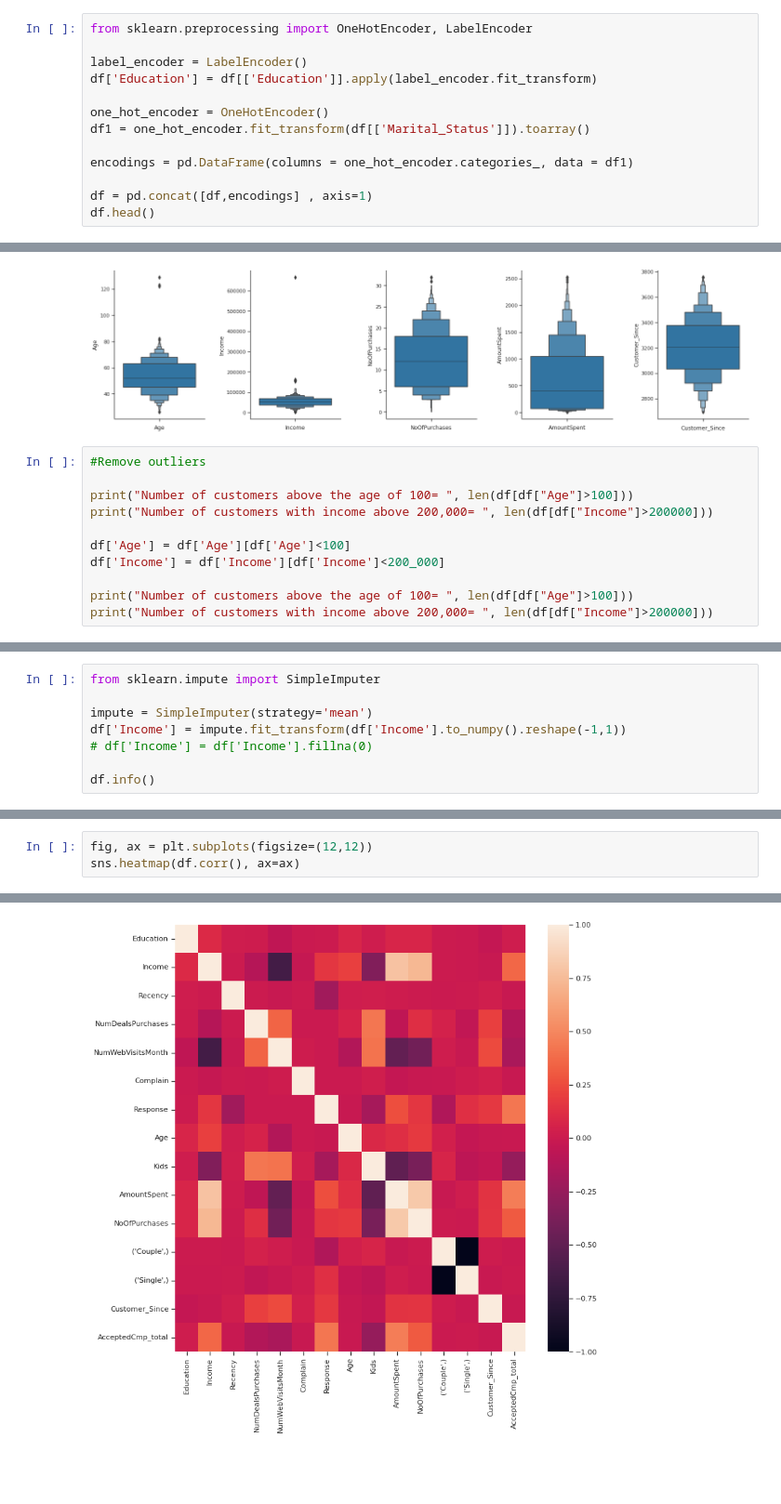
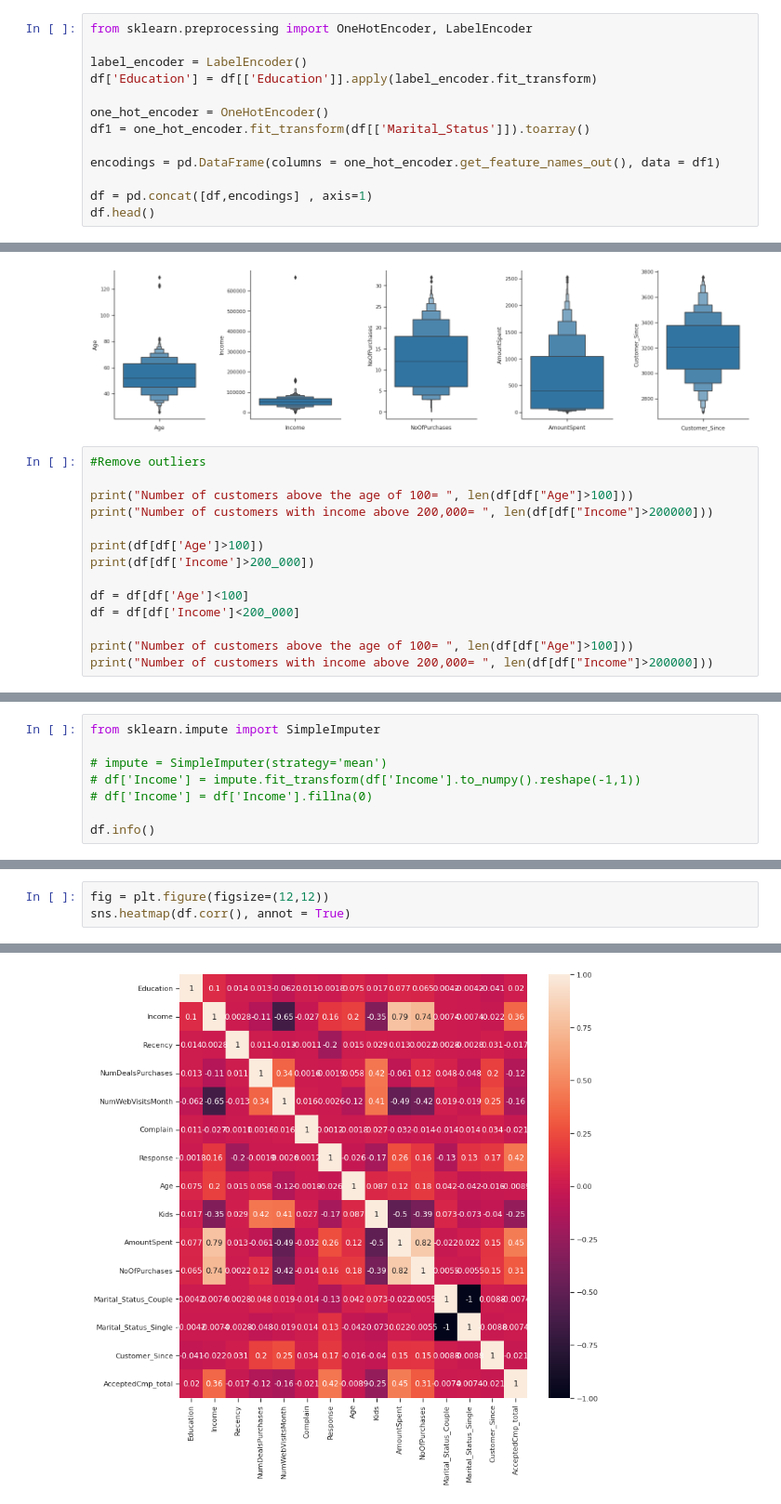
Before and after one commit to fgith/data-science, a Jupyter notebook: logistic-regression/logistic_regression_customerpersonality.ipynb, the cells around one changed output, grey strips where cells are left out. Shown at 93% size. Saved outputs shown, nothing was run; the diff lists cells and outputs as text; blank space fills up the shorter version.

```diff
--- a/logistic-regression/logistic_regression_customerpersonality.ipynb
+++ b/logistic-regression/logistic_regression_customerpersonality.ipynb
@@ -120,7 +120,7 @@ df['Education'] = df[['Education']].apply(label_encoder.fit_transform)
 one_hot_encoder = OneHotEncoder()
 df1 = one_hot_encoder.fit_transform(df[['Marital_Status']]).toarray()
 
-encodings = pd.DataFrame(columns = one_hot_encoder.categories_, data = df1)
+encodings = pd.DataFrame(columns = one_hot_encoder.get_feature_names_out(), data = df1)
 
 df = pd.concat([df,encodings] , axis=1)
 df.head()
@@ -196,8 +196,11 @@ sns.despine()
 print("Number of customers above the age of 100= ", len(df[df["Age"]>100]))
 print("Number of customers with income above 200,000= ", len(df[df["Income"]>200000]))
 
-df['Age'] = df['Age'][df['Age']<100]
-df['Income'] = df['Income'][df['Income']<200_000]
+print(df[df['Age']>100])
+print(df[df['Income']>200_000])
+
+df = df[df['Age']<100]
+df = df[df['Income']<200_000]
 
 print("Number of customers above the age of 100= ", len(df[df["Age"]>100]))
 print("Number of customers with income above 200,000= ", len(df[df["Income"]>200000]))
@@ -209,8 +225,8 @@ Number of customers with income above 200,000=  0
 # %%
 from sklearn.impute import SimpleImputer
 
-impute = SimpleImputer(strategy='mean')
-df['Income'] = impute.fit_transform(df['Income'].to_numpy().reshape(-1,1))
+# impute = SimpleImputer(strategy='mean')
+# df['Income'] = impute.fit_transform(df['Income'].to_numpy().reshape(-1,1))
 # df['Income'] = df['Income'].fillna(0)
 
 df.info()
@@ -250,6 +266,6 @@ df.head()
 # %%
-fig, ax = plt.subplots(figsize=(12,12))
-sns.heatmap(df.corr(), ax=ax)
+fig = plt.figure(figsize=(12,12))
+sns.heatmap(df.corr(), annot = True)
 # %% [output]
 <matplotlib.axes._subplots.AxesSubplot at 0x...>
-[figure, old version]
+[figure, new version]
```
Also changed, not shown: parts of 16 cells of this notebook.
